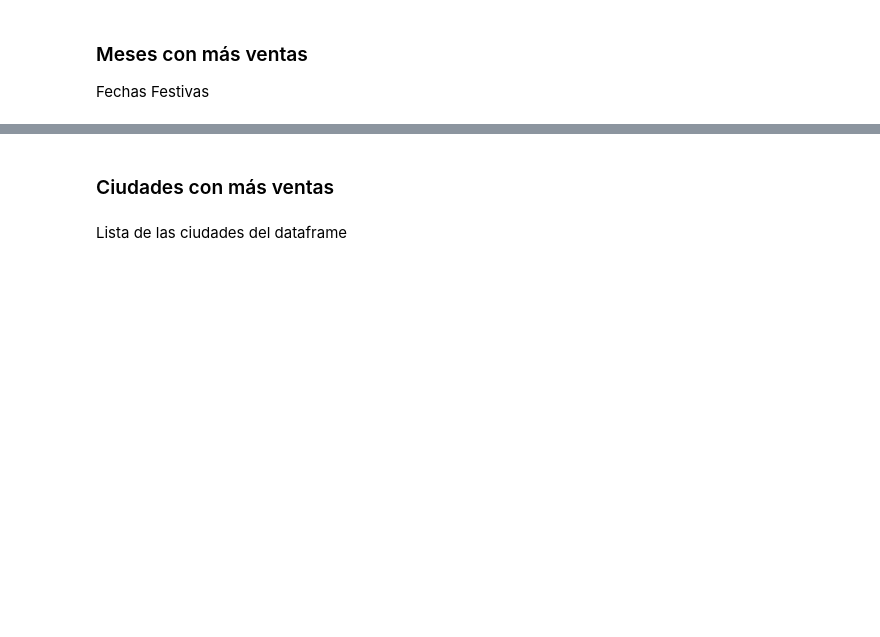
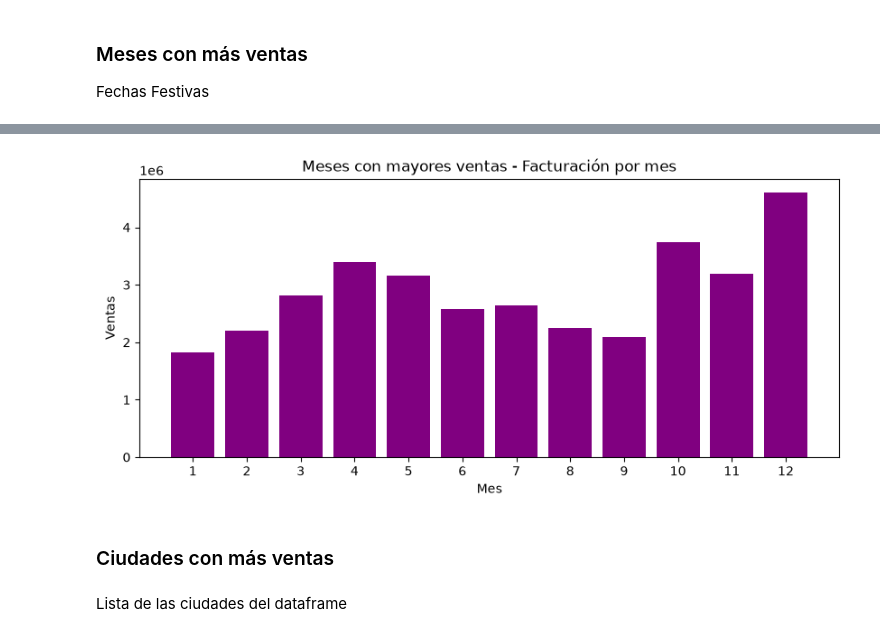
Before and after one commit to tanonibrenda/Laboratorio1, a Jupyter notebook: Laboratorio1_Grupo_Nro2.ipynb, the cells around one changed output, grey strips where cells are left out. Drawn from its saved outputs; the diff is of its cells as text; code cells hidden in the pictures; blank space fills up the shorter version.

```diff
--- a/Laboratorio1_Grupo_Nro2.ipynb
+++ b/Laboratorio1_Grupo_Nro2.ipynb
@@ -111,6 +223,10 @@ Se extraen las características más importantes para poder mejorar la interpret
 # %%
 # Extraccion de Mes
 df['Mes'] = df['Fecha de Pedido'].dt.month
+
+# Extraccion de Día
+df['Dia'] = df['Fecha de Pedido'].dt.day
+
 
 # Extraccion de hora
 df['Hora'] = df['Fecha de Pedido'].dt.hour
@@ -140,3 +283,14 @@ print("los meses con mas ventas: ", meses_mas_ventas)
+# %%
+# Facturación
+plt.figure(figsize=(10,4))
+plt.bar(meses_mas_ventas.index, meses_mas_ventas.values, color="purple")
+plt.title("Meses con mayores ventas - Facturación por mes")
+plt.xlabel("Mes")
+plt.ylabel("Ventas")
+plt.xticks(meses_mas_ventas.index)
+plt.show()
+# %% [output]
+[figure, added]
 # %% [markdown]
 ### Ciudades con más ventas
 # %% [markdown]
```
Also changed, not shown: parts of 29 cells of this notebook, 1 other file.
